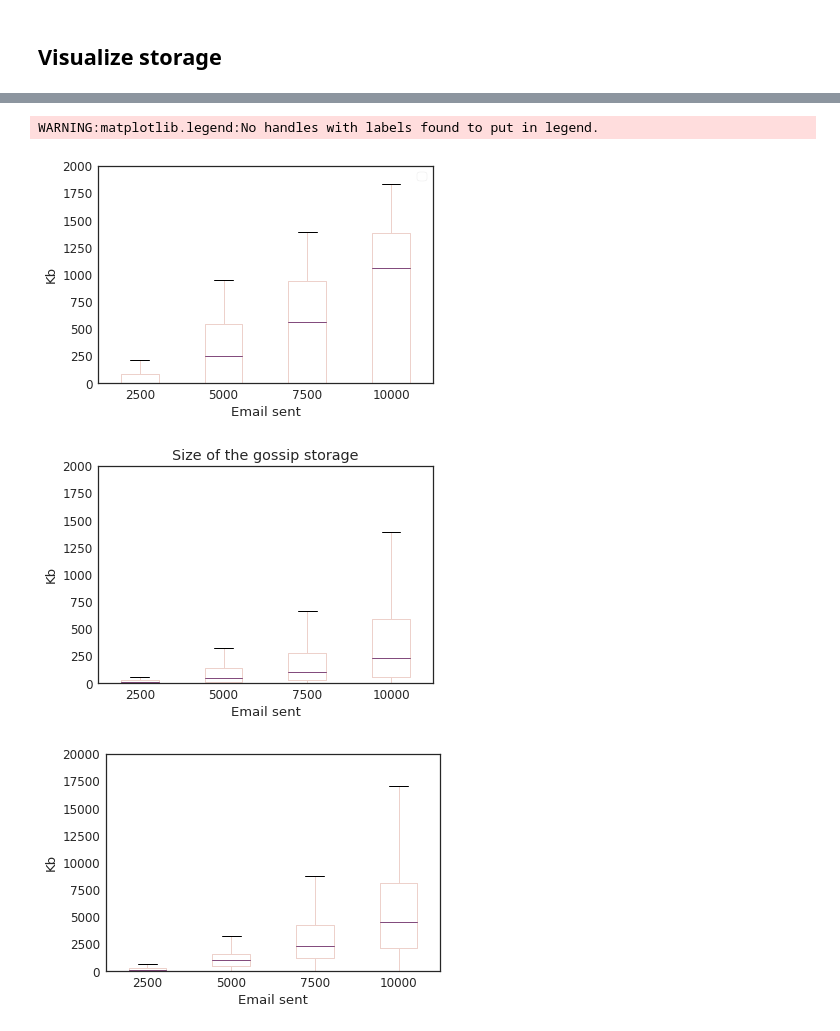
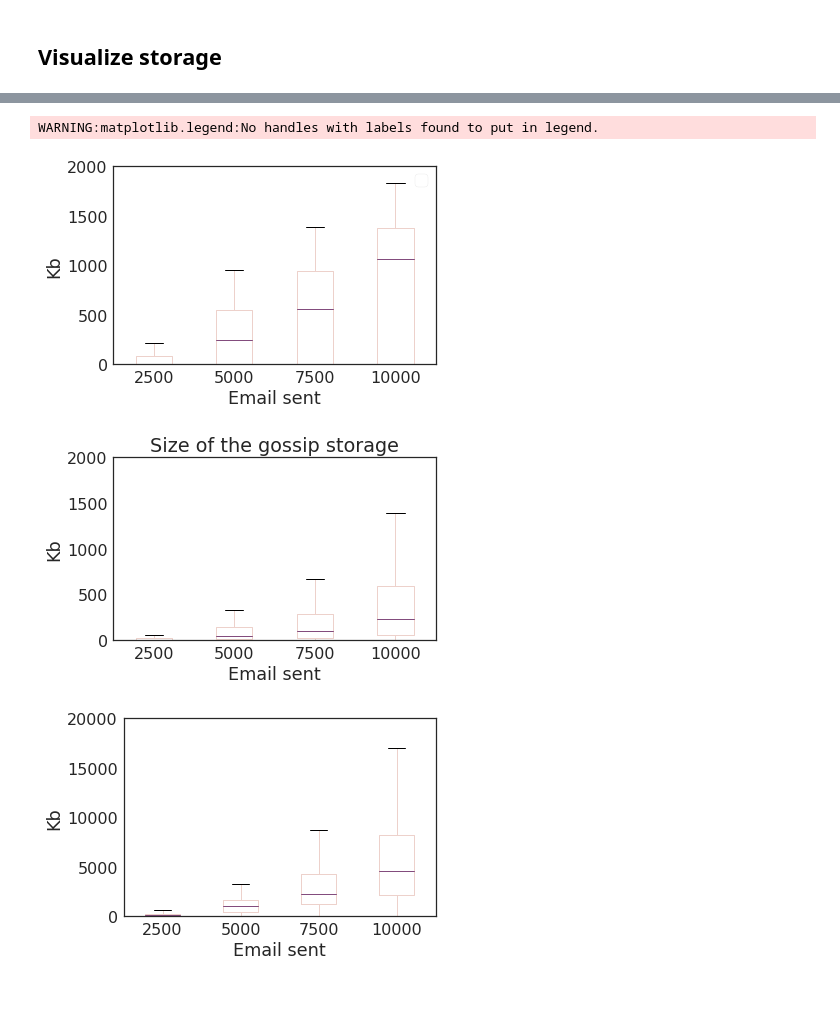
Before and after one commit to claimchain/claimchain-simulations, a Jupyter notebook: notebooks/run_scenarios.ipynb, the cells around one changed output, grey strips where cells are left out. Drawn from its saved outputs; the diff is of its cells as text; code cells hidden in the pictures; blank space fills up the shorter version.

```diff
--- a/notebooks/run_scenarios.ipynb
+++ b/notebooks/run_scenarios.ipynb
@@ -24,7 +24,7 @@ from simulations.agent import *
 from simulations.utils import Context
 from scripts.parse_enron import Message
 # %%
-sns.set_context("paper", font_scale=1.5)
+sns.set_context("paper", font_scale=2)
 sns.set_style("white")
 sns.set_palette(sns.cubehelix_palette(n_colors=4))
 # %%
@@ -588,18 +624,20 @@ WARNING:matplotlib.legend:No handles with labels found to put in legend.
 # %%
 fig, ax = plt.subplots()
+fig.set_tight_layout(tight=True)
 
 ax.legend(frameon=True, loc="right bottom")
 ax.set_ylabel("Kb")
 ax.set_xlabel("Email sent")
 ax.set_ylim(0, 2000)
 public_bandwidth_data.plot.box(ax=ax)
 
 fig.savefig('images/public_bandwidth.pdf')
 # %% [output]
 WARNING:matplotlib.legend:No handles with labels found to put in legend.
-[figure, old version]
+[figure, new version]
 # %%
 fig, ax = plt.subplots()
+fig.set_tight_layout(tight=True)
 
 ax.set_ylabel("Kb")
 ax.set_xlabel("Email sent")
@@ -609,9 +647,10 @@ private_gossip_storage_data.plot.box(ax=ax)
 
 fig.savefig('images/private_gossip_storage.pdf')
 # %% [output]
-[figure, old version]
+[figure, new version]
 # %%
 fig, ax = plt.subplots()
+fig.set_tight_layout(tight=True)
 
 ax.set_ylabel("Kb")
 ax.set_xlabel("Email sent")
@@ -620,6 +659,6 @@ public_gossip_storage_data.plot.box(ax=ax)
 
 fig.savefig('images/public_gossip_storage.pdf')
 # %% [output]
-[figure, old version]
+[figure, new version]
 # %%
 fig, ax = plt.subplots()
```
Also changed, not shown: parts of 10 cells of this notebook.
